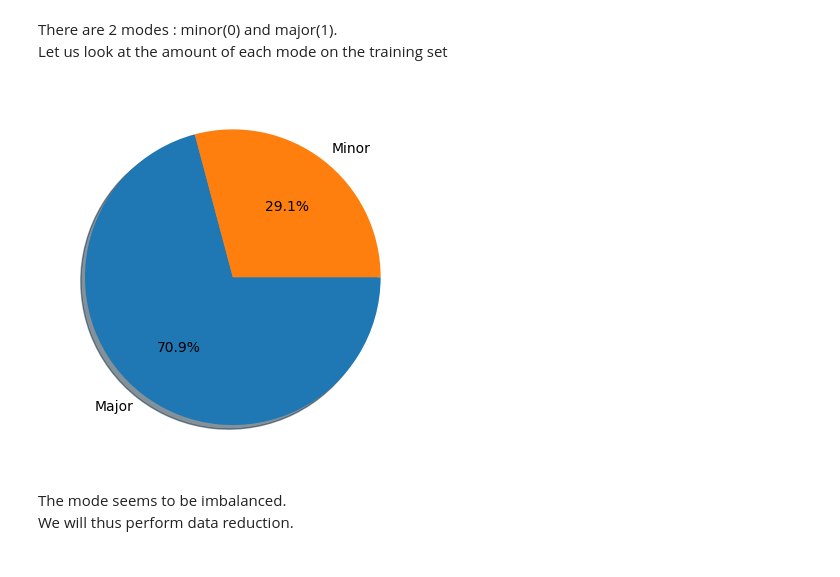
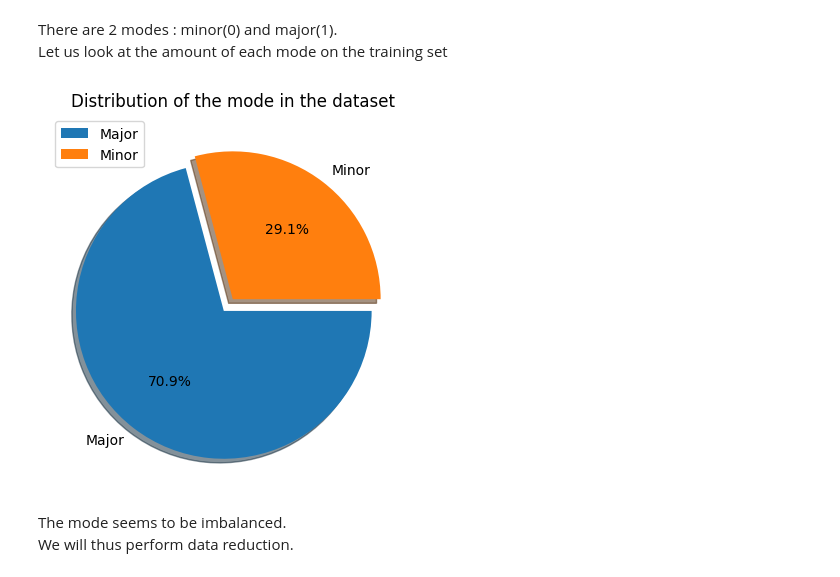
Before and after one commit to Manuela-AYO/DAProject2022, a Jupyter notebook: spotifyAnalysis.ipynb, the cells around one changed output. Saved outputs shown, nothing was run; the diff lists cells and outputs as text; code cells hidden in the pictures.

```diff
--- a/spotifyAnalysis.ipynb
+++ b/spotifyAnalysis.ipynb
@@ -1337,10 +1338,13 @@ Let us look at the amount of each mode on the training set
 nb_major = len(new_df[new_df["mode"] == 1])
 nb_minor = len(new_df[new_df["mode"] == 0])
 # %%
-plt.pie(x=[nb_major, nb_minor], labels=["Major", "Minor"], counterclock=False, shadow=True, autopct='%1.1f%%')
+explode = [0.1,0]
+plt.pie(x=[nb_major, nb_minor], labels=["Major", "Minor"], counterclock=False, shadow=True, autopct='%1.1f%%', explode=explode)
+plt.title("Distribution of the mode in the dataset")
+plt.legend()
 plt.show()
 # %% [output]
-[figure, old version]
+[figure, new version]
 # %% [markdown]
 The mode seems to be imbalanced.\
 We will thus perform data reduction.
```
Also changed, not shown: parts of 51 cells of this notebook.
